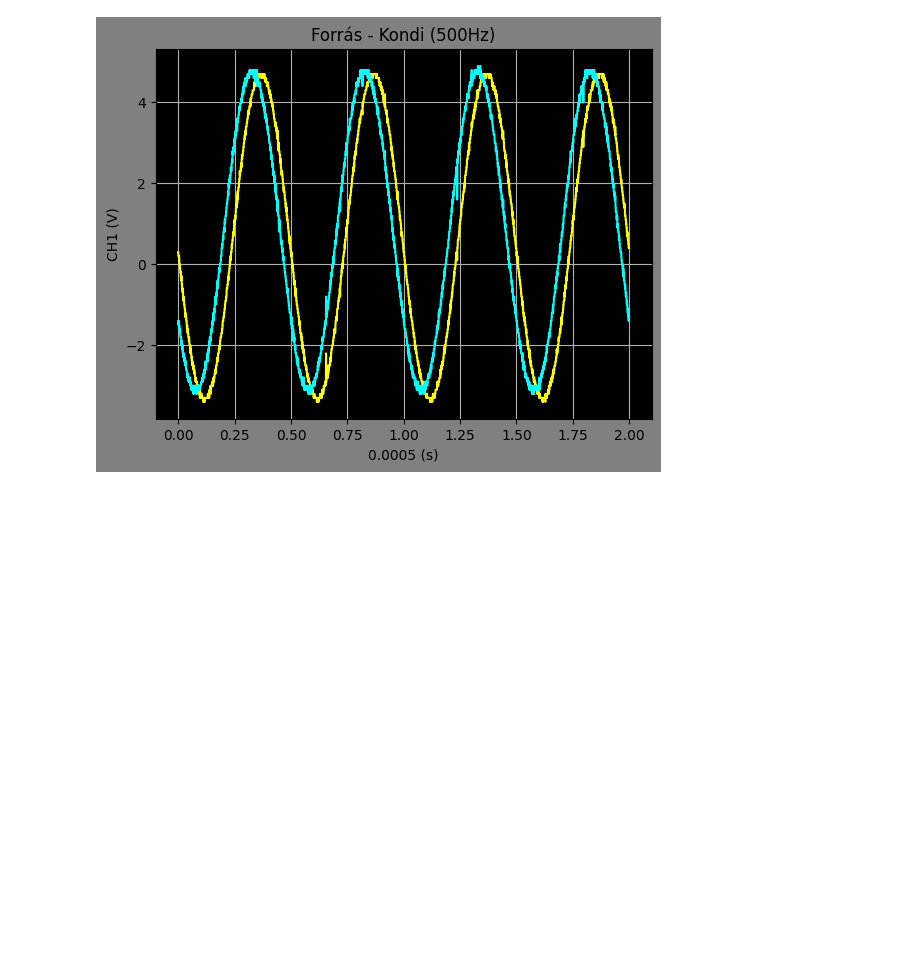
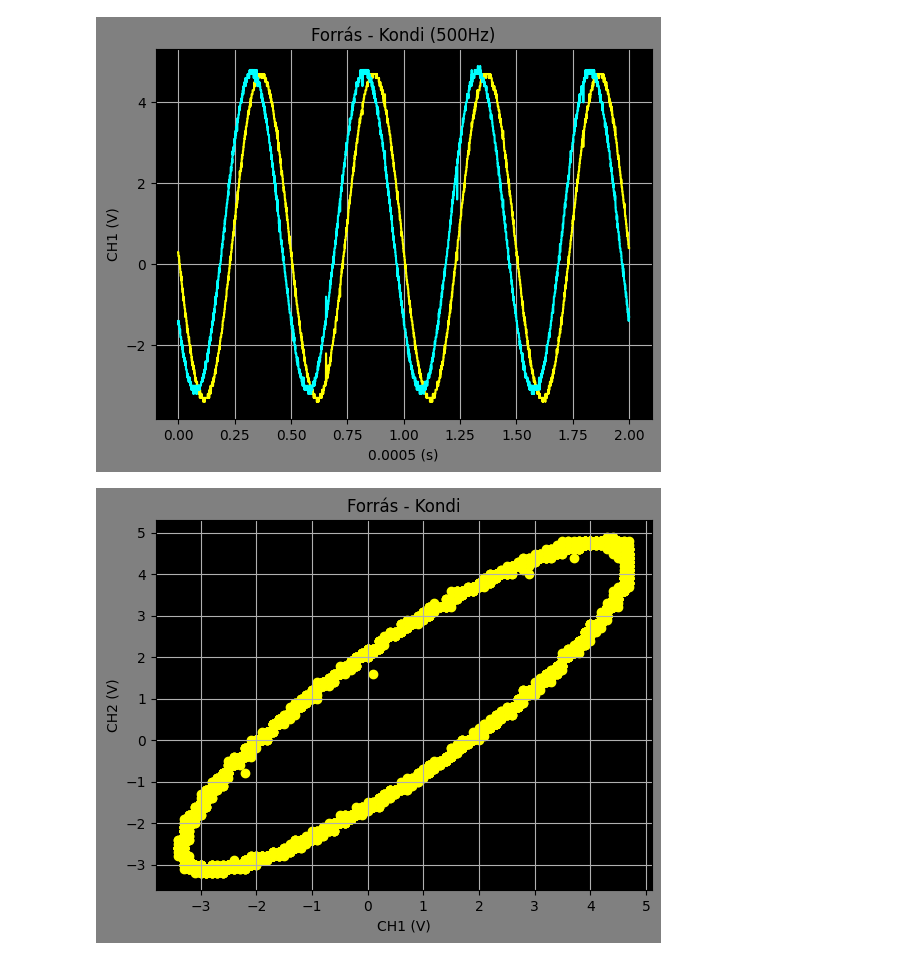
Before and after one commit to Petint/PATAKY-MERES, a Jupyter notebook: Untitled-1.ipynb, the cells around one changed output. Saved outputs shown, nothing was run; the diff lists cells and outputs as text; code cells hidden in the pictures; blank space fills up the shorter version.

```diff
--- a/Untitled-1.ipynb
+++ b/Untitled-1.ipynb
@@ -66,5 +66,17 @@ plt.grid(True,'both')
 plt.show()
 # %% [output]
 [figure]
+# %%
+plt.figure(facecolor='gray')
+plt.scatter(ch1, ch2, color='yellow')
+plt.xlabel(f"{param1['Source']} ({param1['Vertical Units']})")
+plt.ylabel(f"{param2['Source']} ({param2['Vertical Units']})")
+plt.title('Forrás - Kondi')
+ax = plt.gca()
+ax.set_facecolor("black")
+plt.grid(True,'both')
+plt.show()
+# %% [output]
+[figure, added]
 # %% [markdown]
 ## Kiértékelés
```
Also changed, not shown: parts of 1 cell of this notebook.
